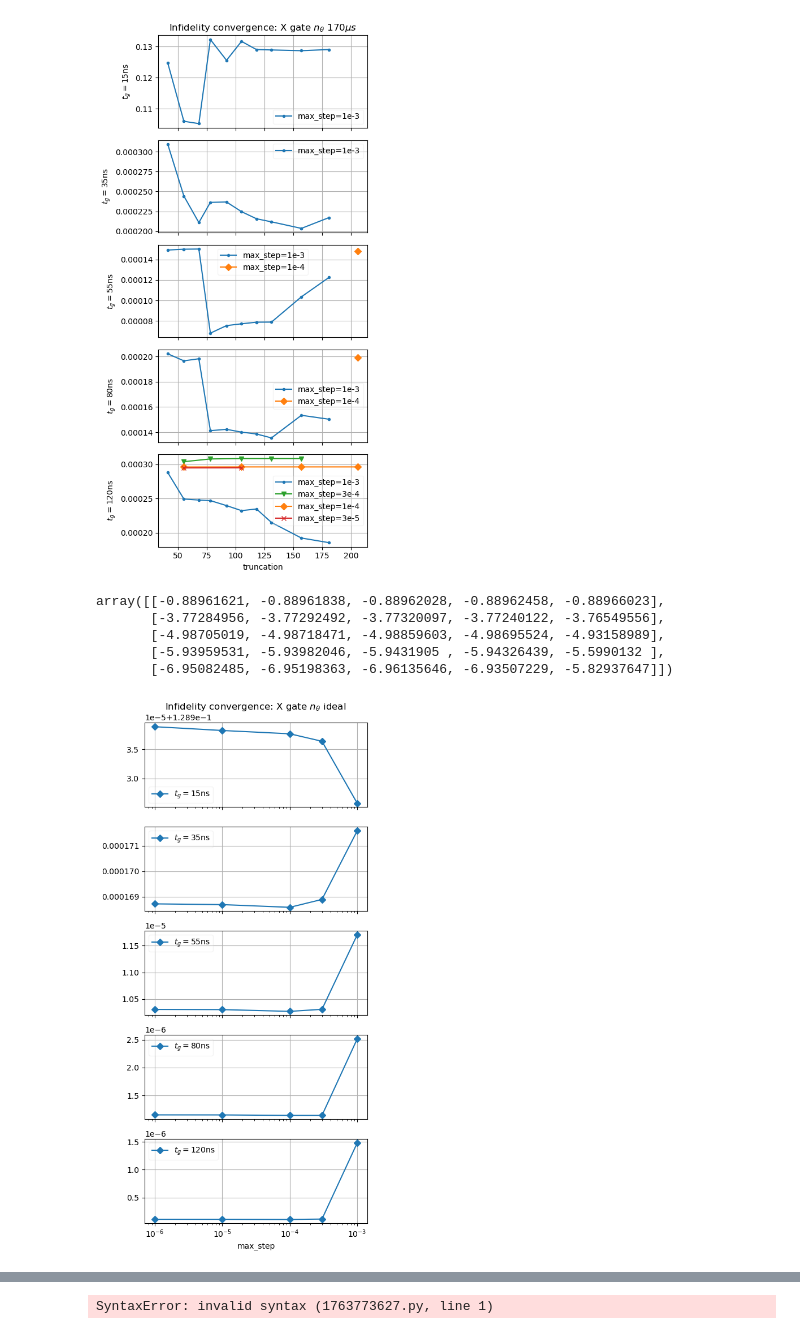
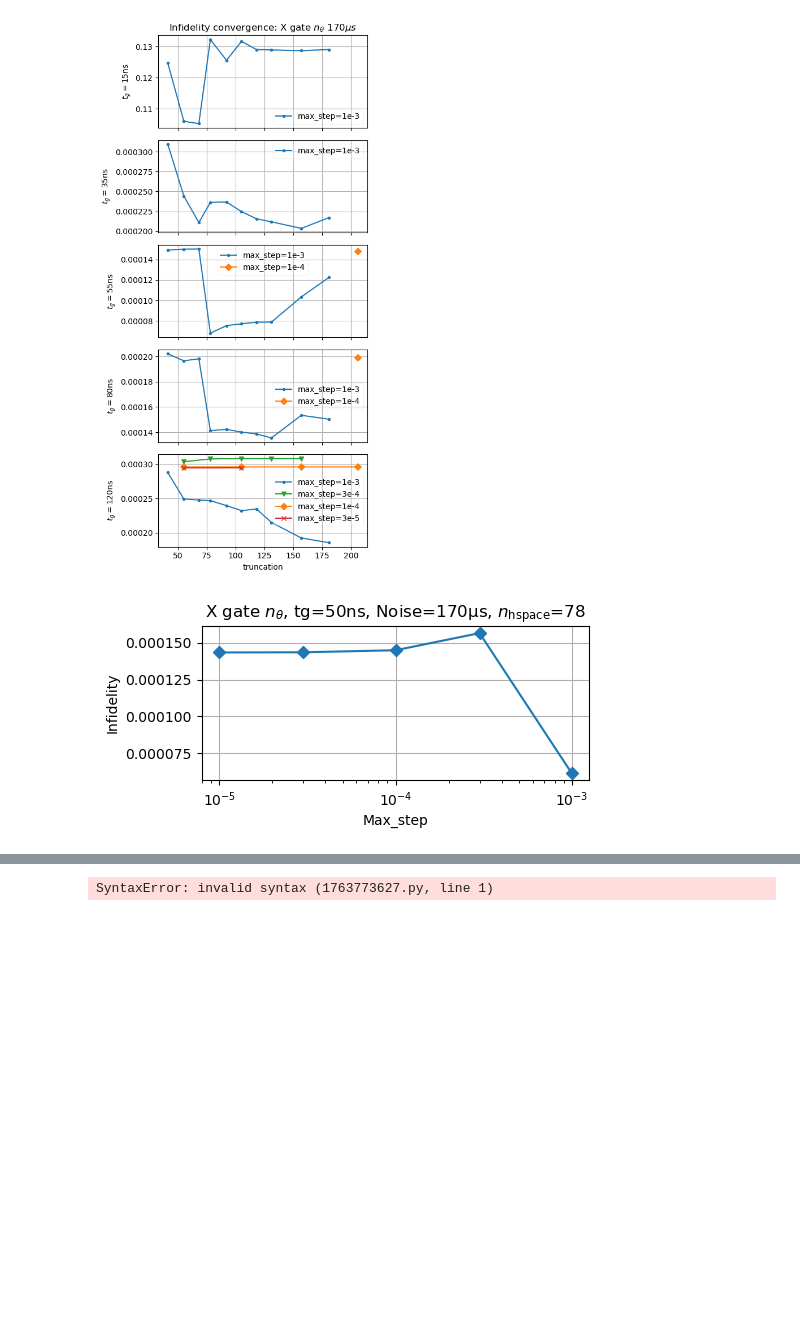
Before and after one commit to Zhenxing2020/two_qubit_gate_for_zero_pi_qubit, a Jupyter notebook: X_gate/Xgate_plot_theta.ipynb, the cells around one changed output, grey strips where cells are left out. Saved outputs shown, nothing was run; the diff lists cells and outputs as text; code cells hidden in the pictures; blank space fills up the shorter version.

```diff
--- a/X_gate/Xgate_plot_theta.ipynb
+++ b/X_gate/Xgate_plot_theta.ipynb
@@ -427,31 +450,16 @@ ax[0].set_title(fr'Infidelity convergence: X gate $n_\theta\ 170\mu s$ ')
 plt.tight_layout()
 # %% [output]
 [figure]
-# %%
-
-f_55 = np.array([
-
-])
-msteps = [3e-5, 1e-4, 3e-4, 1e-3]
-f_ideal_truc500 = np.column_stack((f_1e6, f_1e5, f_1e4, f_3e4, f_1e3))
-f_ideal_truc500
-# %% [output]
-array([[-0.88961621, -0.88961838, -0.88962028, -0.88962458, -0.88966023],
-       [-3.77284956, -3.77292492, -3.77320097, -3.77240122, -3.76549556],
-       [-4.98705019, -4.98718471, -4.98859603, -4.98695524, -4.93158989],
-       [-5.93959531, -5.93982046, -5.9431905 , -5.94326439, -5.5990132 ],
-       [-6.95082485, -6.95198363, -6.96135646, -6.93507229, -5.82937647]])
-# %%
-fig, ax = plt.subplots(5, 1, figsize=(5, 10), sharex=True)
-for i in range(5):
-    ax[i].plot(msteps, 10**f_ideal_truc500[i], 'D-', label=fr'$t_g = {params[:,0][i]:.0f}$ns')
-    ax[i].set_xscale('log')
-    ax[i].grid()
-    legend = ax[i].legend(loc="best")
-    legend.get_frame().set_alpha(0.2)
-    # ax[i].set_ylabel(fr'$t_g = {params[:,0][i]:.0f}$ns')
-ax[4].set_xlabel('max_step')
-ax[0].set_title(fr'Infidelity convergence: X gate $n_\theta$ ideal ')
-plt.tight_layout()
-# %% [output]
-[figure, removed]
+# %%
+msteps = [1e-5, 3e-5, 1e-4, 3e-4, 1e-3]
+f_170us_78 = np.array([-3.843427934159842 , -3.8430591138960004 , -3.838885472207149 ,
+                       -3.805396083473126 , -4.210992481377649 , ])
+fig, ax = plt.subplots(figsize=(5,2))
+plt.plot(msteps, 10**f_170us_78, 'D-')
+plt.title(r'X gate $n_\theta$, tg=50ns, Noise=170μs, $n_{\rm hspace}$=78')
+plt.xscale('log')
+plt.xlabel('Max_step')
+plt.ylabel('Infidelity')
+plt.grid()
+# %% [output]
+[figure, added]
```
Also changed, not shown: parts of 7 cells of this notebook, 15 other files.
